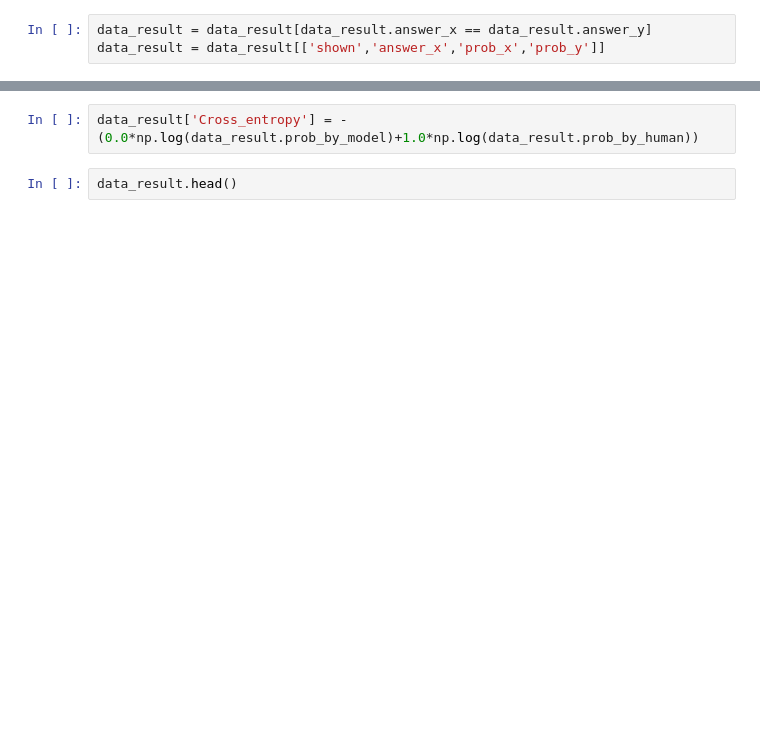
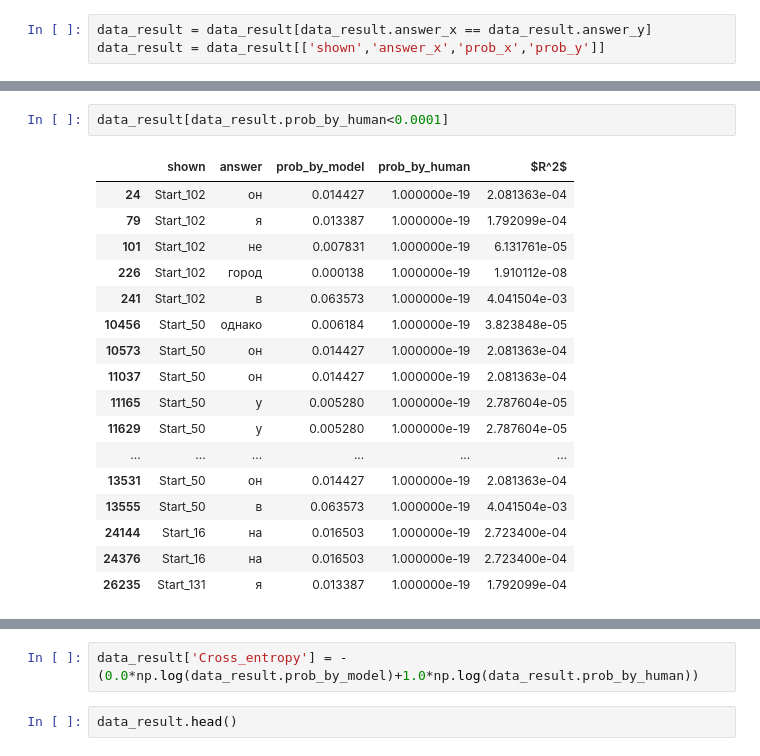
Before and after one commit to semensorokin/NLP_projects, a Jupyter notebook: LSTM_Cloze_prob_task/Compare_data.ipynb, the cells around one changed output, grey strips where cells are left out. Drawn from its saved outputs; the diff is of its cells as text; blank space fills up the shorter version.

```diff
--- a/LSTM_Cloze_prob_task/Compare_data.ipynb
+++ b/LSTM_Cloze_prob_task/Compare_data.ipynb
@@ -235,3 +252,23 @@ data_result
+# %%
+data_result[data_result.prob_by_human<0.0001]
+# %% [output]
+|  | shown | answer | prob_by_model | prob_by_human | $R^2$ |
+| 24 | Start_102 | он | 0.014427 | 1.000000e-19 | 2.081363e-04 |
+| 79 | Start_102 | я | 0.013387 | 1.000000e-19 | 1.792099e-04 |
+| 101 | Start_102 | не | 0.007831 | 1.000000e-19 | 6.131761e-05 |
+| 226 | Start_102 | город | 0.000138 | 1.000000e-19 | 1.910112e-08 |
+| 241 | Start_102 | в | 0.063573 | 1.000000e-19 | 4.041504e-03 |
+| 10456 | Start_50 | однако | 0.006184 | 1.000000e-19 | 3.823848e-05 |
+| 10573 | Start_50 | он | 0.014427 | 1.000000e-19 | 2.081363e-04 |
+| 11037 | Start_50 | он | 0.014427 | 1.000000e-19 | 2.081363e-04 |
+| 11165 | Start_50 | у | 0.005280 | 1.000000e-19 | 2.787604e-05 |
+| 11629 | Start_50 | у | 0.005280 | 1.000000e-19 | 2.787604e-05 |
+| ... | ... | ... | ... | ... | ... |
+| 13531 | Start_50 | он | 0.014427 | 1.000000e-19 | 2.081363e-04 |
+| 13555 | Start_50 | в | 0.063573 | 1.000000e-19 | 4.041504e-03 |
+| 24144 | Start_16 | на | 0.016503 | 1.000000e-19 | 2.723400e-04 |
+| 24376 | Start_16 | на | 0.016503 | 1.000000e-19 | 2.723400e-04 |
+| 26235 | Start_131 | я | 0.013387 | 1.000000e-19 | 1.792099e-04 |
 # %%
 measure = data_result[data_result.prob_by_model<data_result.prob_by_human].shape[0]/data_result.shape[0]
 print("{}% of data, where prob of cloze task is greater than prob of lstm ".format(round(measure,2)))
```
Also changed, not shown: parts of 12 cells of this notebook.
